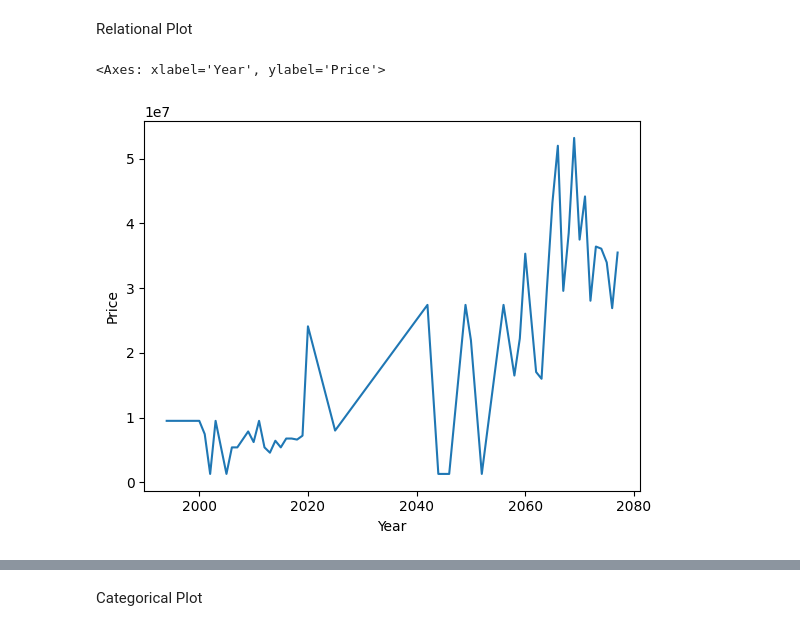
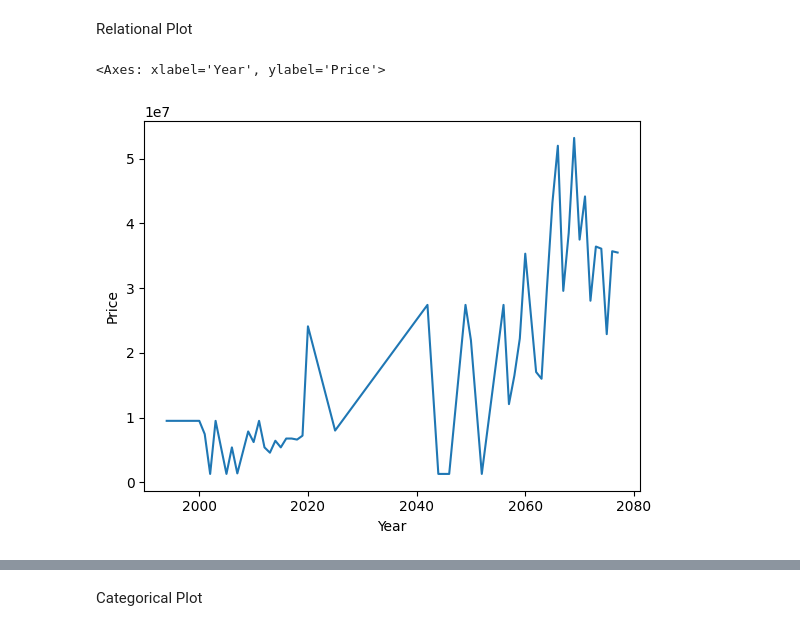
Before and after one commit to Swoyesh/House_Price_Predictor, a Jupyter notebook: housing.ipynb, the cells around one changed output, grey strips where cells are left out. Saved outputs shown, nothing was run; the diff lists cells and outputs as text; code cells hidden in the pictures.

```diff
--- a/housing.ipynb
+++ b/housing.ipynb
@@ -923,0 +922,6 @@ def statCal(data):
+# %%
+area_mean, area_md, area_q1, area_q3 = statCal(cleanData['NewArea(Aana)'])
+
+area_iqr = np.quantile(cleanData['NewArea(Aana)'], 0.75) - np.quantile(cleanData['NewArea(Aana)'], 0.25)
+area_upper = np.quantile(cleanData['NewArea(Aana)'], 0.75) + 1.5 * area_iqr
+area_lower = np.quantile(cleanData['NewArea(Aana)'], 0.075)
@@ -924,3 +930,6 @@ def statCal(data):
+# %%
+cleanData.loc[cleanData['NewArea(Aana)'] < area_lower, 'NewArea(Aana)'] = area_lower
+cleanData.loc[cleanData['NewArea(Aana)'] > area_upper, 'NewArea(Aana)'] = area_upper
 # %%
 bath_mean, bath_median, bath_q1, bath_q3 = statCal(cleanData['Bathroom'])
 bed_mean, bed_median, bed_q1, bed_q3 = statCal(cleanData['Bedroom'])
@@ -1233,7 +1242,7 @@ plt.show()
 # %% [markdown]
 Relational Plot
 # %%
-sns.lineplot(data = dropped_year, x = 'Year', y = 'Price', errorbar=None)
+sns.lineplot(data = cleanData, x = 'Year', y = 'Price', errorbar=None)
 # %% [output]
 <Axes: xlabel='Year', ylabel='Price'>
-[figure, old version]
+[figure, new version]
```
Also changed, not shown: parts of 11 cells of this notebook.
